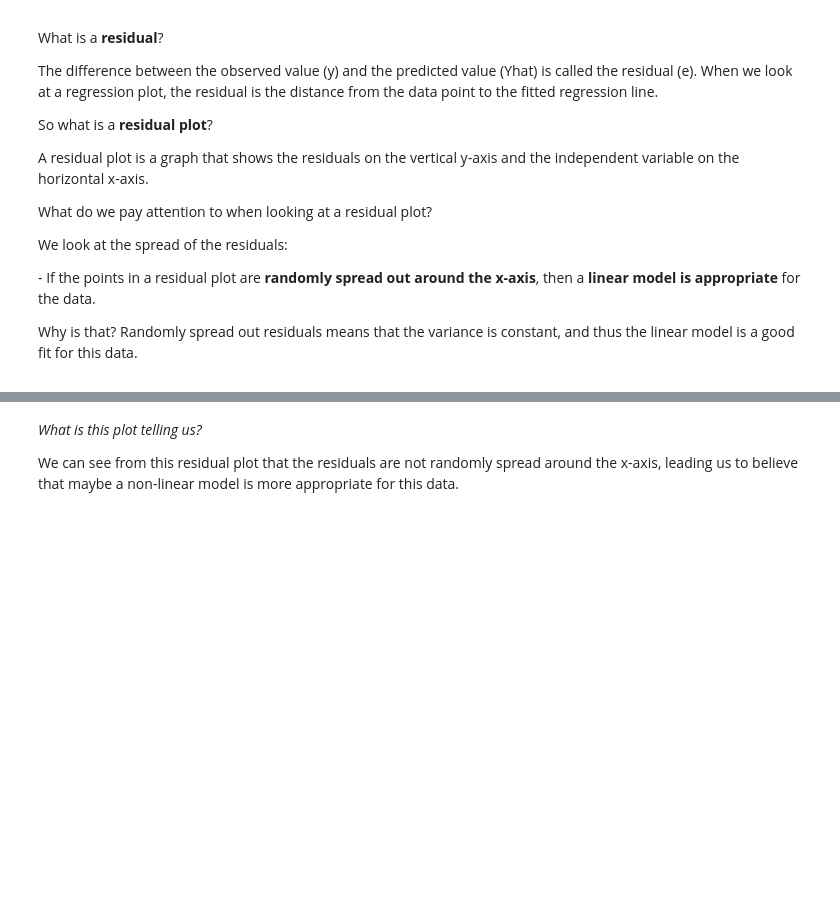
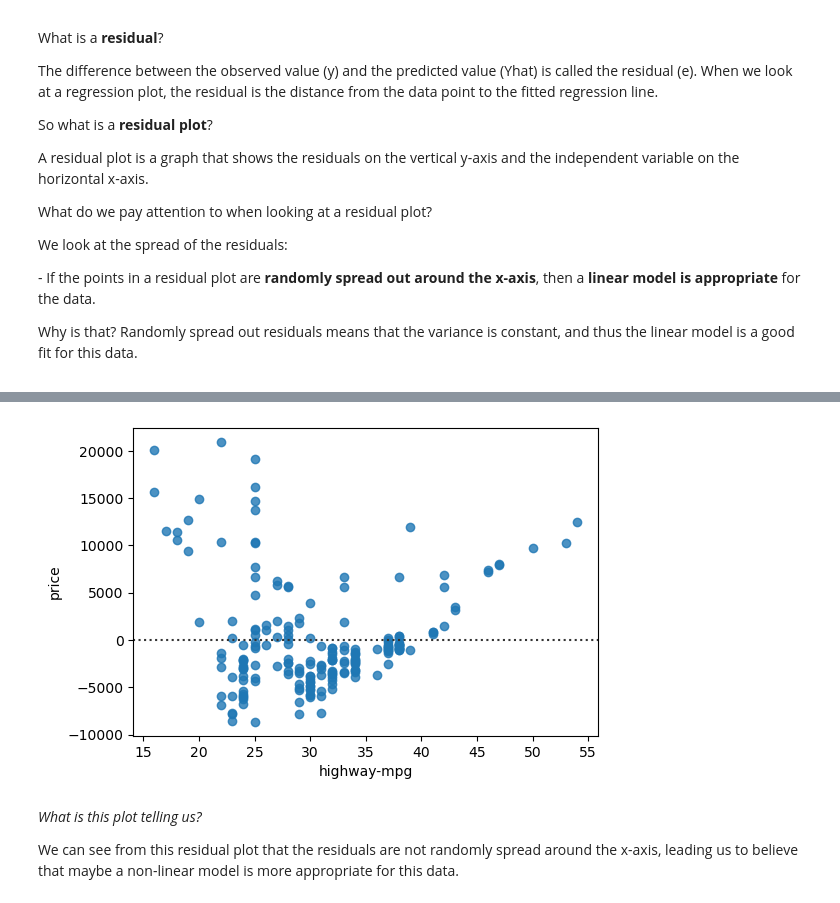
Before and after one commit to habip-bingol/IBM_Data_Analyst_Professional_Certificate_Course, a Jupyter notebook: 003_Data_Analysis_with_Python/DA0101EN-4-Review-Model-Development.ipynb, the cells around one changed output, grey strips where cells are left out. Saved outputs shown, nothing was run; the diff lists cells and outputs as text; code cells hidden in the pictures; blank space fills up the shorter version.

```diff
--- a/003_Data_Analysis_with_Python/DA0101EN-4-Review-Model-Development.ipynb
+++ b/003_Data_Analysis_with_Python/DA0101EN-4-Review-Model-Development.ipynb
@@ -71,7 +42,3 @@ you will need to download the dataset; if you are running locally, please commen
-# %%
-#you will need to download the dataset; if you are running locally, please comment out the following
-await download(path, "auto.csv")
-path="auto.csv"
 # %% [markdown]
 Load the data and store it in dataframe `df`:
 # %%
@@ -428,3 +384,11 @@ plt.show()
+# %%
+width = 6
+height = 4
+plt.figure(figsize=(width, height))
+sns.residplot(x=df['highway-mpg'],y=df['price'])
+plt.show()
+# %% [output]
+[figure, added]
 # %% [markdown]
 <i>What is this plot telling us?</i>
 
```
Also changed, not shown: parts of 71 cells of this notebook.
